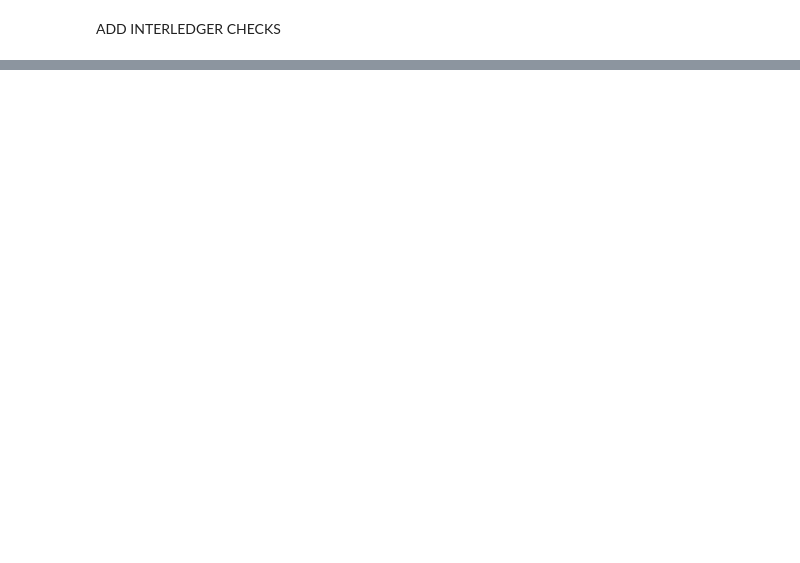
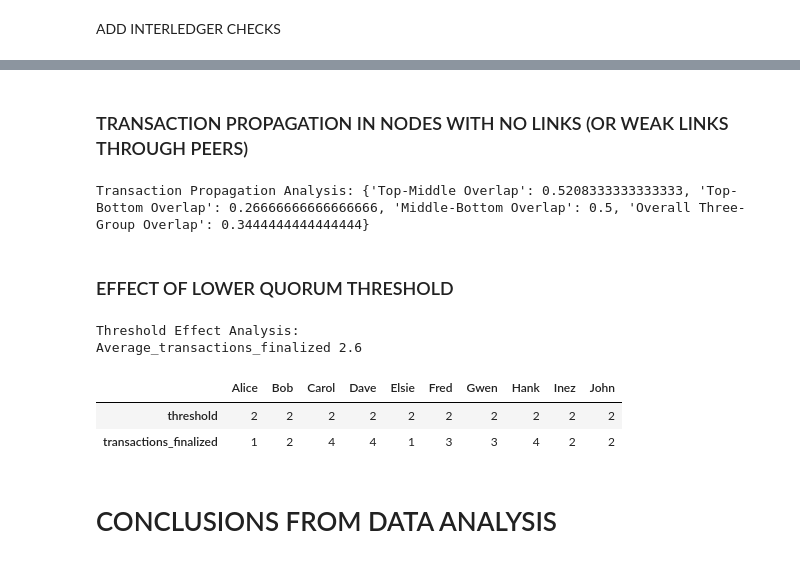
Before and after one commit to matijapiskorec/stellar-simulator, a Jupyter notebook: experiment_analysis.ipynb, the cells around one changed output, grey strips where cells are left out. Cells and saved outputs as stored; diff of their text form; code cells hidden in the pictures; blank space fills up the shorter version.

```diff
--- a/experiment_analysis.ipynb
+++ b/experiment_analysis.ipynb
@@ -142,0 +500,2 @@ Percentage of finalised transactions vs total: 11.49%
+# %% [markdown]
+### TRANSACTION PROPAGATION IN NODES WITH NO LINKS (OR WEAK LINKS THROUGH PEERS)
@@ -142,0 +553,45 @@ Percentage of finalised transactions vs total: 11.49%
+# %%
+propagation_analysis = transaction_overlap(df, top_tier, middle_tier, bottom_tier)
+print("Transaction Propagation Analysis:", propagation_analysis)
+# %% [output]
+Transaction Propagation Analysis: {'Top-Middle Overlap': 0.5208333333333333, 'Top-Bottom Overlap': 0.26666666666666666, 'Middle-Bottom Overlap': 0.5, 'Overall Three-Group Overlap': 0.3444444444444444}
+# %% [markdown]
+### EFFECT OF LOWER QUORUM THRESHOLD
+# %%
+def analyze_threshold_effect(df, quorum_thresholds):
+    """
+    Analyzes how different quorum thresholds affect transaction agreement.
+
+    Args:
+        df (pd.DataFrame): The DataFrame containing nodes and finalized transactions.
+        quorum_thresholds (dict): A dictionary mapping nodes to their quorum thresholds.
+
+    Returns:
+        dict: Contains statistics on transaction agreement and threshold impact.
+    """
+    unique_transactions_per_node = df["Finalised transactions"].apply(len)
+    avg_transactions = unique_transactions_per_node.mean()
+
+    threshold_agreement = {
+        node: {
+            "threshold": quorum_thresholds[node],
+            "transactions_finalized": df[df["node name"] == node]["No. of finalised transactions"].values[0]
+        }
+        for node in quorum_thresholds
+    }
+    threshold_df = pd.DataFrame(threshold_agreement)
+
+    return  avg_transactions, threshold_df
+# %%
+avg_txs, threshold_df = analyze_threshold_effect(df, quorum_thresholds)
+print("Threshold Effect Analysis:")
+print("Average_transactions_finalized", avg_txs)
+display(threshold_df)
+# %% [output]
+Threshold Effect Analysis:
+Average_transactions_finalized 2.6
+|  | Alice | Bob | Carol | Dave | Elsie | Fred | Gwen | Hank | Inez | John |
+| threshold | 2 | 2 | 2 | 2 | 2 | 2 | 2 | 2 | 2 | 2 |
+| transactions_finalized | 1 | 2 | 4 | 4 | 1 | 3 | 3 | 4 | 2 | 2 |
+# %% [markdown]
+# CONCLUSIONS FROM DATA ANALYSIS
```
Also changed, not shown: parts of 22 cells of this notebook, 3 other files.
